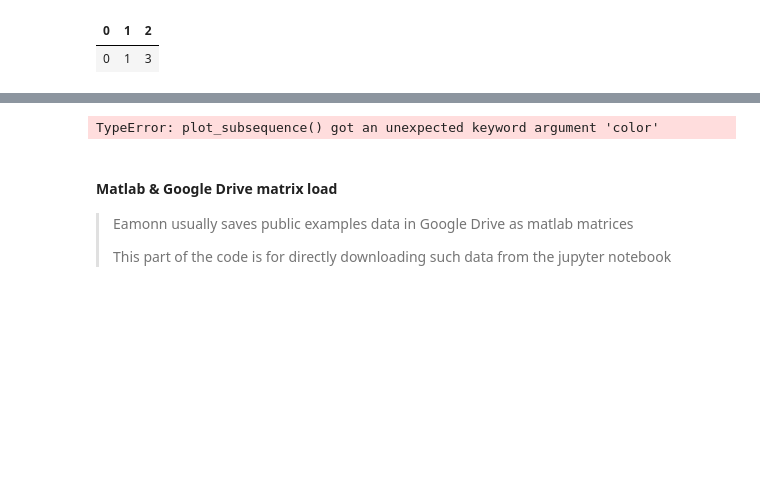
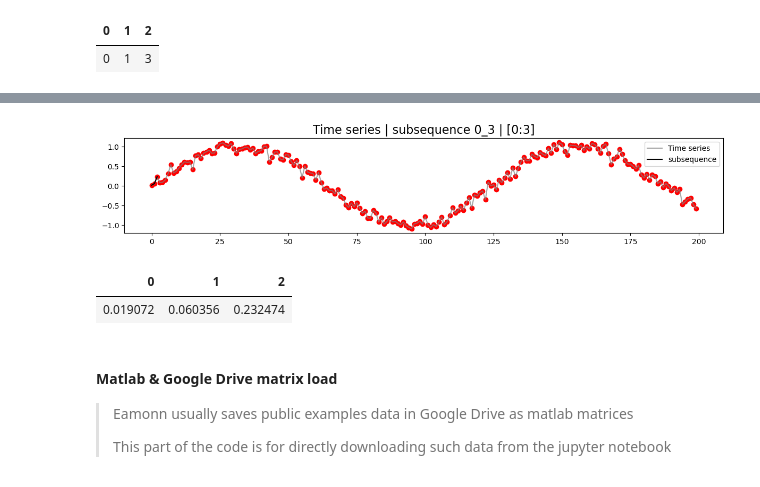
Before and after one commit to vrodriguezf/deepvats, a Jupyter notebook: nbs/mplots.ipynb, the cells around one changed output, grey strips where cells are left out. Drawn from its saved outputs; the diff is of its cells as text; code cells hidden in the pictures; blank space fills up the shorter version.

```diff
--- a/nbs/mplots.ipynb
+++ b/nbs/mplots.ipynb
@@ -377,20 +490,22 @@ def plot_subsequence(
 # %%
 #| hide
 plot_subsequence(
-    TA              = foo_data,
+    TA              = foo,
     sequence_i      = 0,
     subsequence_len = 3,
     color           = 'black',
     dots            = True,
     dots_color      = 'red',
     label           = False,
-    sequence_flag   = True,
+    sequence_flag   = False,
     hide_rows       = True,
     hide_columns    = False,
     save_plot       = True
 )
 # %% [output]
-TypeError: plot_subsequence() got an unexpected keyword argument 'color'
+[figure, added]
+| 0 | 1 | 2 |
+| 0.019072 | 0.060356 | 0.232474 |
 # %% [markdown]
 #### Matlab & Google Drive matrix load
 
```
Also changed, not shown: parts of 4 cells of this notebook, 4 other files.
